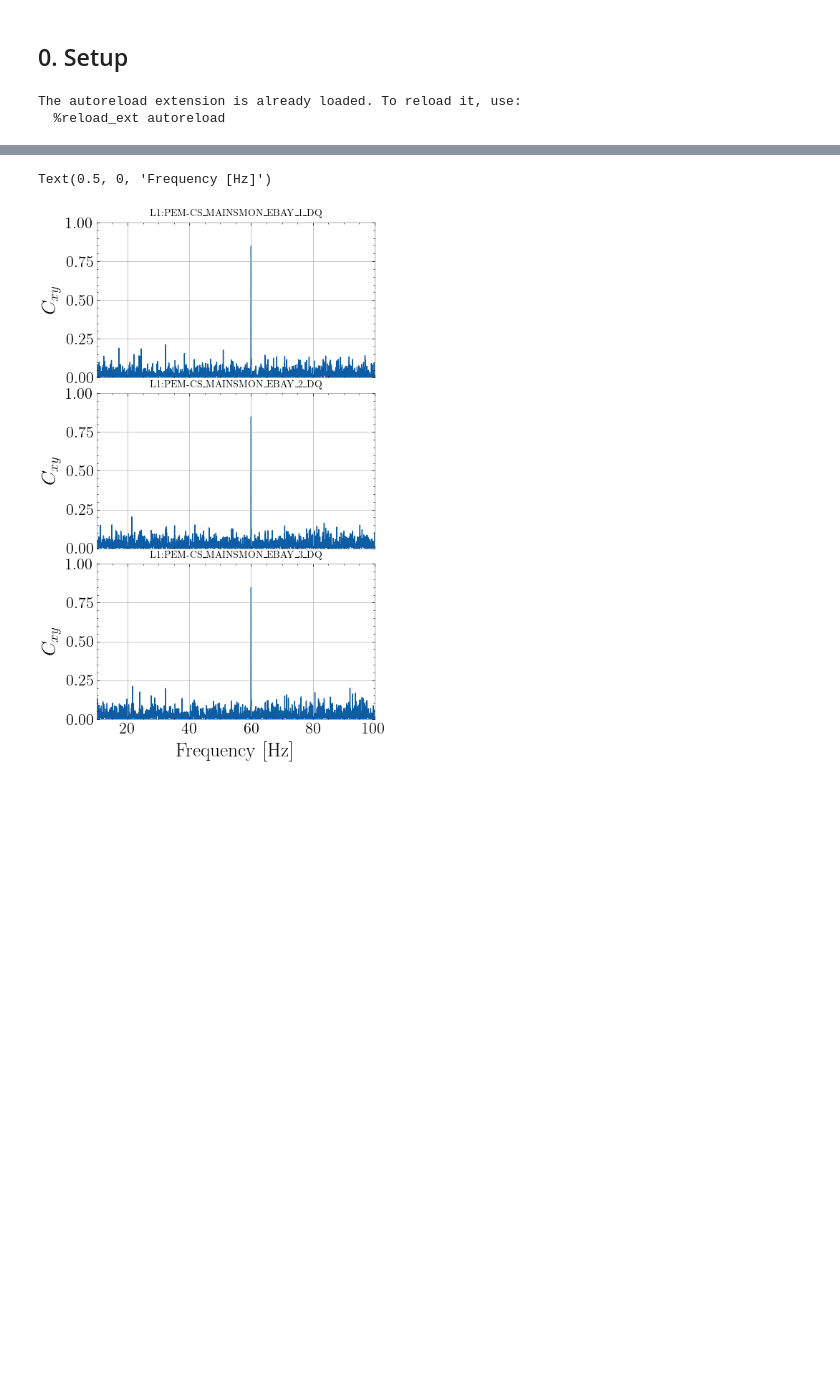
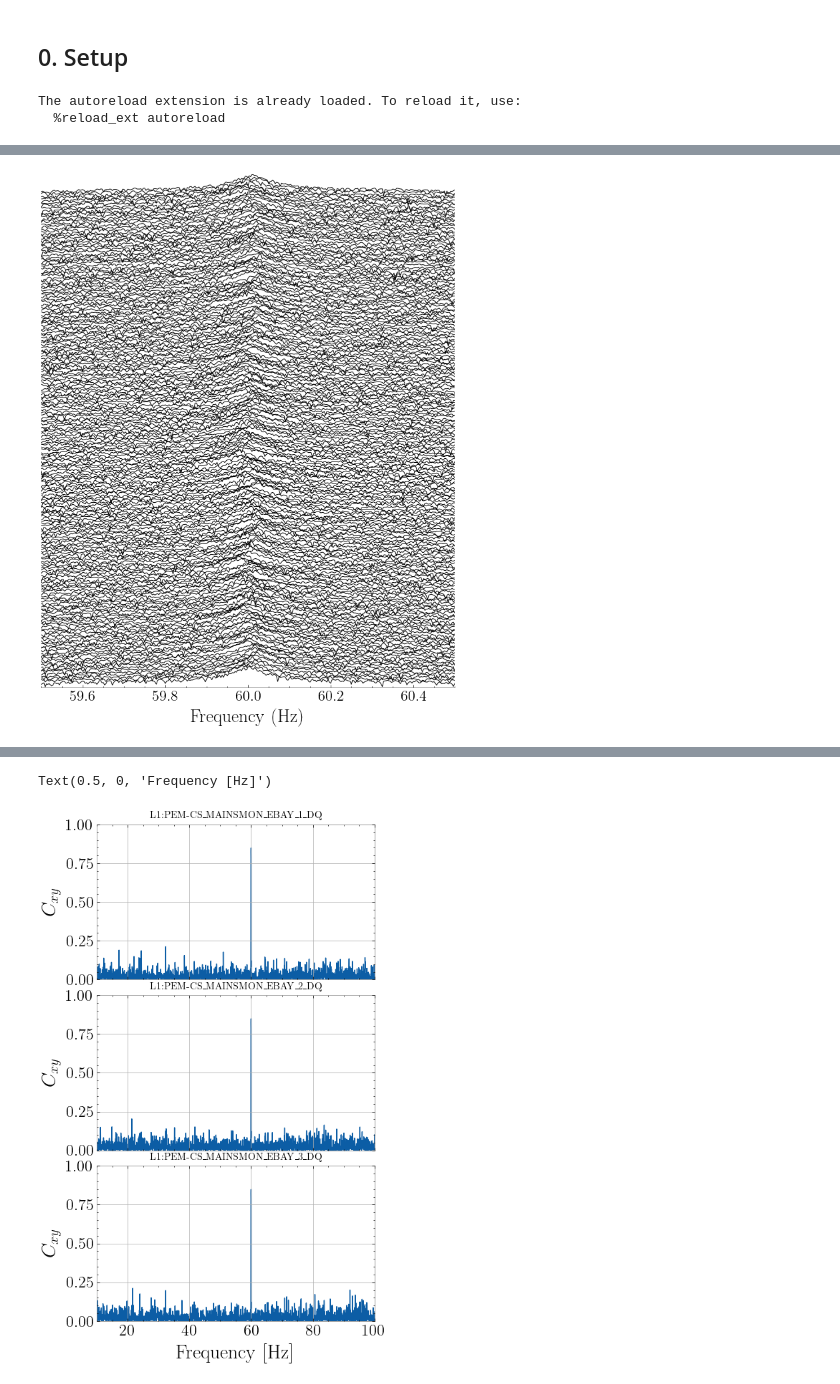
Before and after one commit to UniMelb-NSGW/ANC, a Jupyter notebook: notebooks/demo.ipynb, the cells around one changed output, grey strips where cells are left out. Drawn from its saved outputs; the diff is of its cells as text; code cells hidden in the pictures; blank space fills up the shorter version.

```diff
--- a/notebooks/demo.ipynb
+++ b/notebooks/demo.ipynb
@@ -156,0 +201,98 @@ Note that not all of the PEM data is publically available. Here we will use just
+# %%
+#Get the data
+start_time = 1265852907
+batchSize = 64*5 #how long a single line is
+numplots = 210  #how many lines we want in the cascade plot
+
+end_time = start_time + batchSize*numplots
+hanford_pem   = TimeSeries.get('H1:PEM-CS_MAINSMON_EBAY_1_DQ',start=start_time, end=end_time,host='nds.gwosc.org')
+# %%
+import numpy as np
+import matplotlib.pyplot as plt
+from gwpy.timeseries import TimeSeries
+from scipy.signal import peak_widths
+import scienceplots
+plt.style.use('science')
+
+
+# Define frequency range for analysis around 60 Hz power line frequency
+FREQ_LOW, FREQ_HIGH = 59.5, 60.5
+# Define vertical offset between successive traces in the waterfall plot
+SHIFT_PER_TRACE = 0.6
+
+# Calculate parameters for splitting data into chunks
+n_chunks = numplots
+chunk_size = len(hanford_pem) // n_chunks
+dt = hanford_pem.dt
+print(f"Total length: {len(hanford_pem)}, Chunk size: {chunk_size}, Chunks: {n_chunks}")
+
+# Create figure
+fig, ax = plt.subplots(figsize=(8, 10))
+
+# Lists to store peak frequencies and FWHM values
+peaks = []
+fwhms = []
+
+# Track min and max y values for plot scaling
+ymin = np.inf
+ymax = -np.inf
+
+# Process each chunk of data
+for i in range(n_chunks):
+    # Extract chunk of time series data
+    start = i * chunk_size
+    end = start + chunk_size
+    chunk = hanford_pem[start:end]
+
+    # Calculate amplitude spectral density
+    ts = TimeSeries(chunk, dt=dt)
+    asd = ts.asd()
+
+    # Focus on frequency range around 60 Hz
+    mask = (asd.frequencies.value >= FREQ_LOW) & (asd.frequencies.value <= FREQ_HIGH)
+    xs = asd.frequencies.value[mask]
+    ys = asd.value[mask]
+
+    # Create waterfall effect by offsetting each trace vertically
+    log_ys = np.log10(ys)
+    y_offset = log_ys + SHIFT_PER_TRACE * i
+    ax.plot(xs, y_offset, color='k', linewidth=0.7)
+
+    # Find peak frequency and calculate FWHM
+    idx_peak = np.argmax(ys)
+    peak_freq = xs[idx_peak]
+    peaks.append(peak_freq)
+
+    # Calculate Full Width at Half Maximum (FWHM)
+    results = peak_widths(ys, [idx_peak], rel_height=0.5)
+    df = np.diff(xs)[0]
+    width_hz = results[0][0] * df * 1e3  # Convert to mHz
+    fwhms.append(width_hz)
+
+    # Update plot limits
+    ymin = min(ymin, np.min(y_offset))
+    ymax = max(ymax, np.max(y_offset))
+
+# Set plot limits to reduce extra whitespace
+ax.set_ylim(ymin - 0.1, ymax + 0.1)
+
+# Configure plot aesthetics
+ax.set_xlim(FREQ_LOW, FREQ_HIGH)
+ax.set_ylim(ymin - 0.1, ymax + 0.1)
+ax.set_xlabel('Frequency (Hz)', fontsize=20)
+ax.tick_params(axis="both", labelsize=16)
+ax.grid(False)
+
+# Remove unnecessary spines
+for side in ["top", "right", "left"]:
+    ax.spines[side].set_visible(False)
+
+# Remove y-axis ticks since values are arbitrary
+ax.set_yticks([])
+plt.tick_params(axis='x', which='both', top=False)
+
+
+# Print summary statistics
+print(f"Peak frequencies: {np.min(peaks):.4f} Hz to {np.max(peaks):.4f} Hz (mean: {np.mean(peaks):.4f} Hz)")
+print(f"FWHM: {np.min(fwhms):.2f} mHz to {np.max(fwhms):.2f} mHz (mean: {np.mean(fwhms):.2f} mHz)")
+# %% [output]
@@ -156,0 +302 @@ Note that not all of the PEM data is publically available. Here we will use just
+[figure, added]
```
Also changed, not shown: parts of 37 cells of this notebook, 4 other files.
